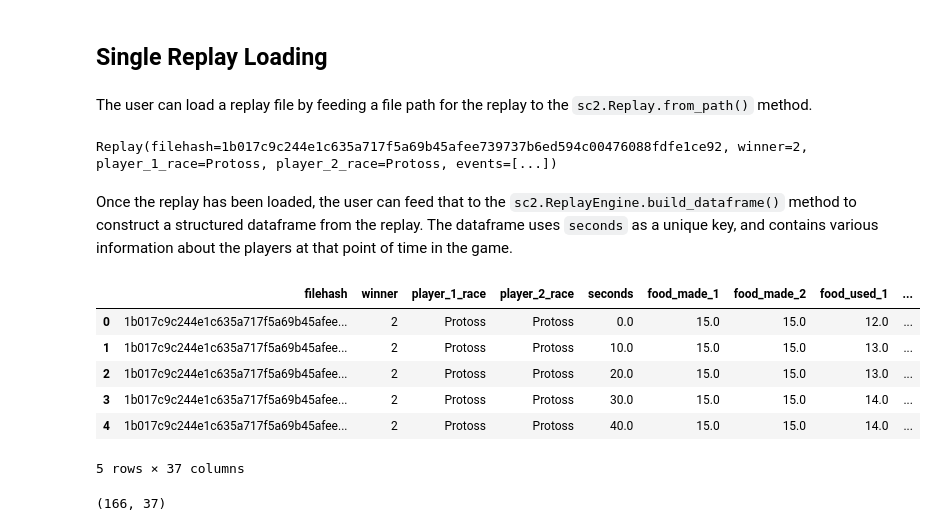
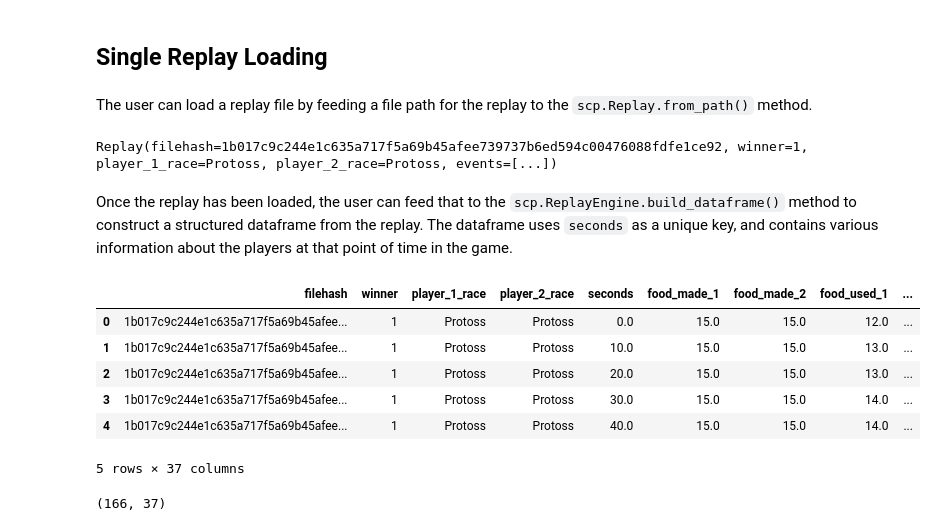
Before and after one commit to nedwebster/starcraft_predictor, a Jupyter notebook: example_notebooks/example_replay_loader.ipynb, the cells around one changed output. Cells and saved outputs as stored; diff of their text form; code cells hidden in the pictures.

```diff
--- a/example_notebooks/example_replay_loader.ipynb
+++ b/example_notebooks/example_replay_loader.ipynb
@@ -12,27 +12,27 @@ import starcraft_predictor as sc2
 # %% [markdown]
 ## Single Replay Loading
 # %% [markdown]
-The user can load a replay file by feeding a file path for the replay to the `sc2.Replay.from_path()` method.
+The user can load a replay file by feeding a file path for the replay to the `scp.Replay.from_path()` method.
 # %%
 replay_path = "../example_data/example_replay.SC2Replay"
-replay = sc2.Replay.from_path(path=replay_path)
+replay = scp.Replay.from_path(path=replay_path)
 
 replay
 # %% [output]
-Replay(filehash=1b017c9c244e1c635a717f5a69b45afee739737b6ed594c00476088fdfe1ce92, winner=2, player_1_race=Protoss, player_2_race=Protoss, events=[...])
+Replay(filehash=1b017c9c244e1c635a717f5a69b45afee739737b6ed594c00476088fdfe1ce92, winner=1, player_1_race=Protoss, player_2_race=Protoss, events=[...])
 # %% [markdown]
-Once the replay has been loaded, the user can feed that to the `sc2.ReplayEngine.build_dataframe()` method to construct a structured dataframe from the replay. The dataframe uses `seconds` as a unique key, and contains various information about the players at that point of time in the game.
+Once the replay has been loaded, the user can feed that to the `scp.ReplayEngine.build_dataframe()` method to construct a structured dataframe from the replay. The dataframe uses `seconds` as a unique key, and contains various information about the players at that point of time in the game.
 # %%
-data = sc2.ReplayEngine.build_dataframe(replay)
+data = scp.ReplayEngine.build_dataframe(replay)
 
 data.head()
 # %% [output]
 |  | filehash | winner | player_1_race | player_2_race | seconds | food_made_1 | food_made_2 | food_used_1 | ... |
-| 0 | 1b017c9c244e1c635a717f5a69b45afee... | 2 | Protoss | Protoss | 0.0 | 15.0 | 15.0 | 12.0 | ... |
-| 1 | 1b017c9c244e1c635a717f5a69b45afee... | 2 | Protoss | Protoss | 10.0 | 15.0 | 15.0 | 13.0 | ... |
-| 2 | 1b017c9c244e1c635a717f5a69b45afee... | 2 | Protoss | Protoss | 20.0 | 15.0 | 15.0 | 13.0 | ... |
-| 3 | 1b017c9c244e1c635a717f5a69b45afee... | 2 | Protoss | Protoss | 30.0 | 15.0 | 15.0 | 14.0 | ... |
-| 4 | 1b017c9c244e1c635a717f5a69b45afee... | 2 | Protoss | Protoss | 40.0 | 15.0 | 15.0 | 14.0 | ... |
+| 0 | 1b017c9c244e1c635a717f5a69b45afee... | 1 | Protoss | Protoss | 0.0 | 15.0 | 15.0 | 12.0 | ... |
+| 1 | 1b017c9c244e1c635a717f5a69b45afee... | 1 | Protoss | Protoss | 10.0 | 15.0 | 15.0 | 13.0 | ... |
+| 2 | 1b017c9c244e1c635a717f5a69b45afee... | 1 | Protoss | Protoss | 20.0 | 15.0 | 15.0 | 13.0 | ... |
+| 3 | 1b017c9c244e1c635a717f5a69b45afee... | 1 | Protoss | Protoss | 30.0 | 15.0 | 15.0 | 14.0 | ... |
+| 4 | 1b017c9c244e1c635a717f5a69b45afee... | 1 | Protoss | Protoss | 40.0 | 15.0 | 15.0 | 14.0 | ... |
 5 rows × 37 columns
 # %%
 print(data.shape)
```
Also changed, not shown: parts of 3 cells of this notebook, 9 other files.
